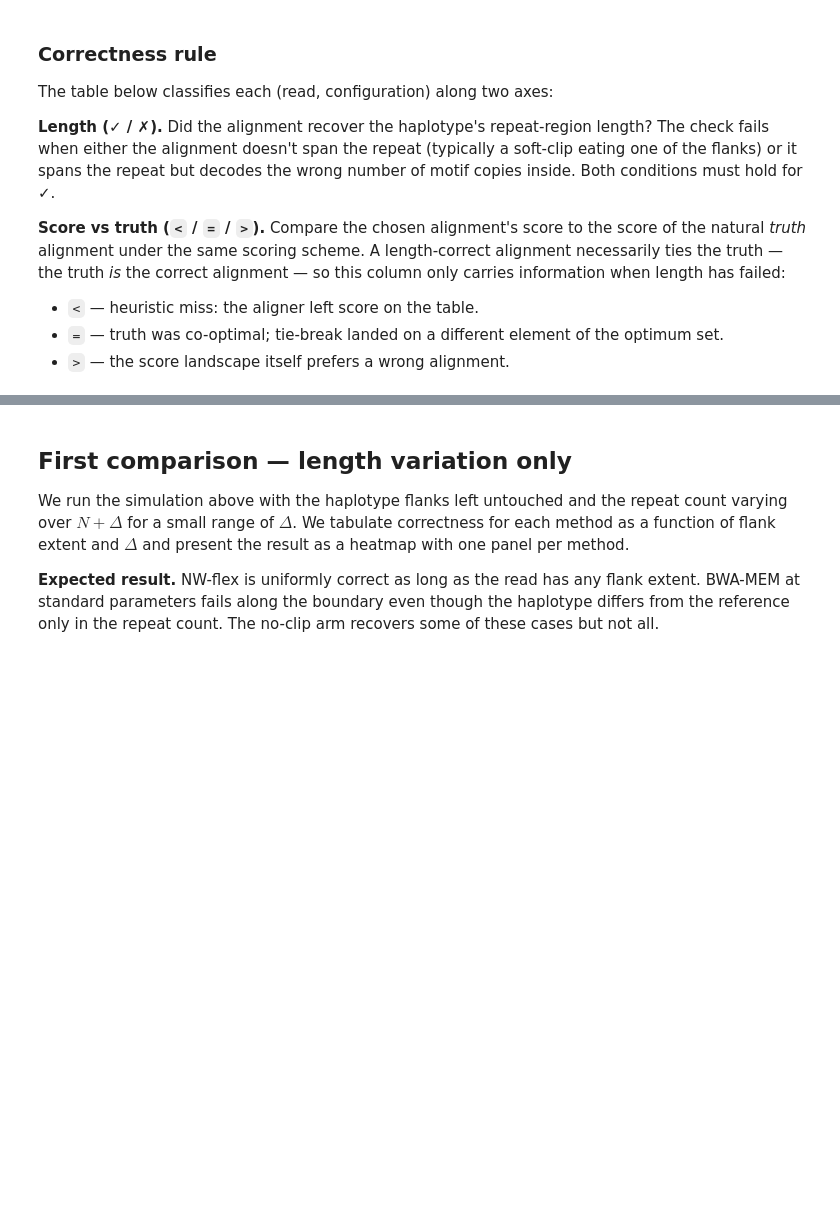
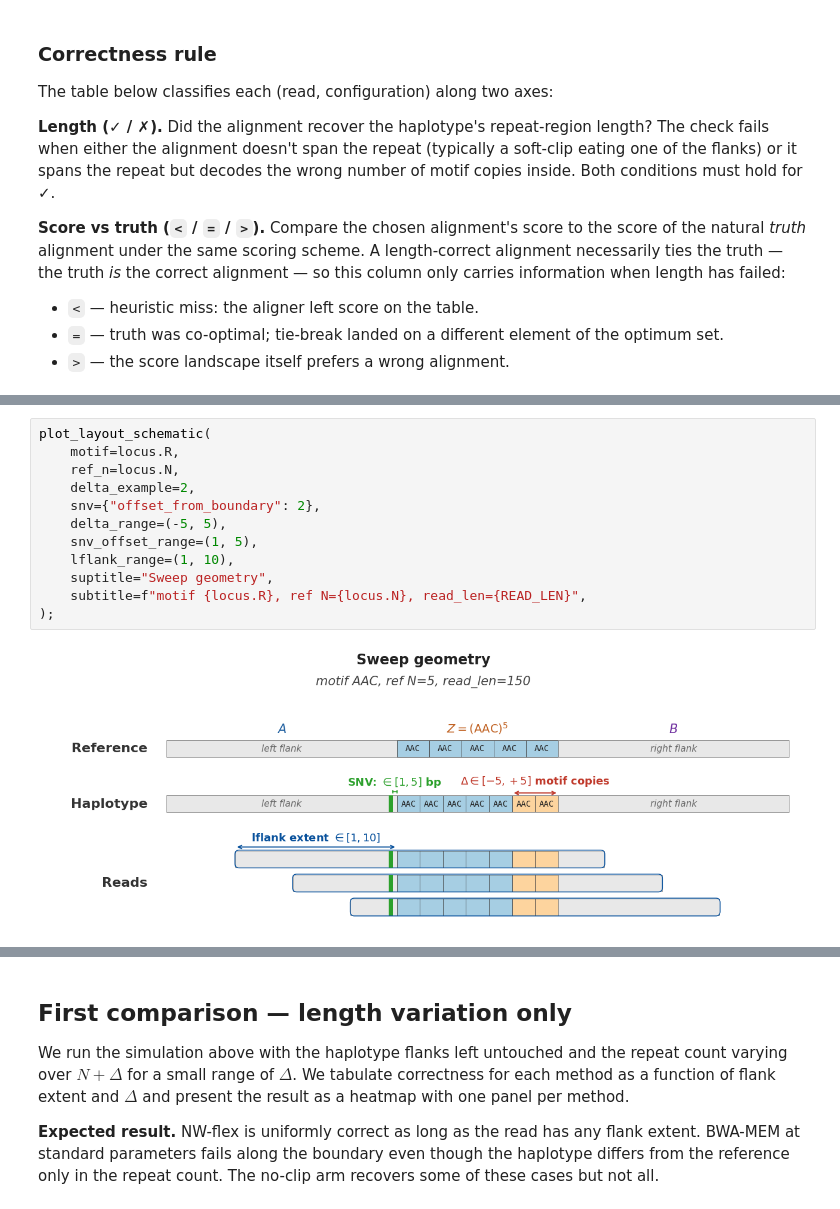
Before and after one commit to nwflex/nwflex, a Jupyter notebook: notebooks/07_NWflex_BWA_Comparison.ipynb, the cells around one changed output, grey strips where cells are left out. Drawn from its saved outputs; the diff is of its cells as text; blank space fills up the shorter version.

```diff
--- a/notebooks/07_NWflex_BWA_Comparison.ipynb
+++ b/notebooks/07_NWflex_BWA_Comparison.ipynb
@@ -568,0 +593,14 @@ verdict_df
+# %%
+plot_layout_schematic(
+    motif=locus.R,
+    ref_n=locus.N,
+    delta_example=2,
+    snv={"offset_from_boundary": 2},
+    delta_range=(-5, 5),
+    snv_offset_range=(1, 5),
+    lflank_range=(1, 10),
+    suptitle="Sweep geometry",
+    subtitle=f"motif {locus.R}, ref N={locus.N}, read_len={READ_LEN}",
+);
+# %% [output]
+[figure, added]
```
Also changed, not shown: parts of 28 cells of this notebook, 6 other files.
